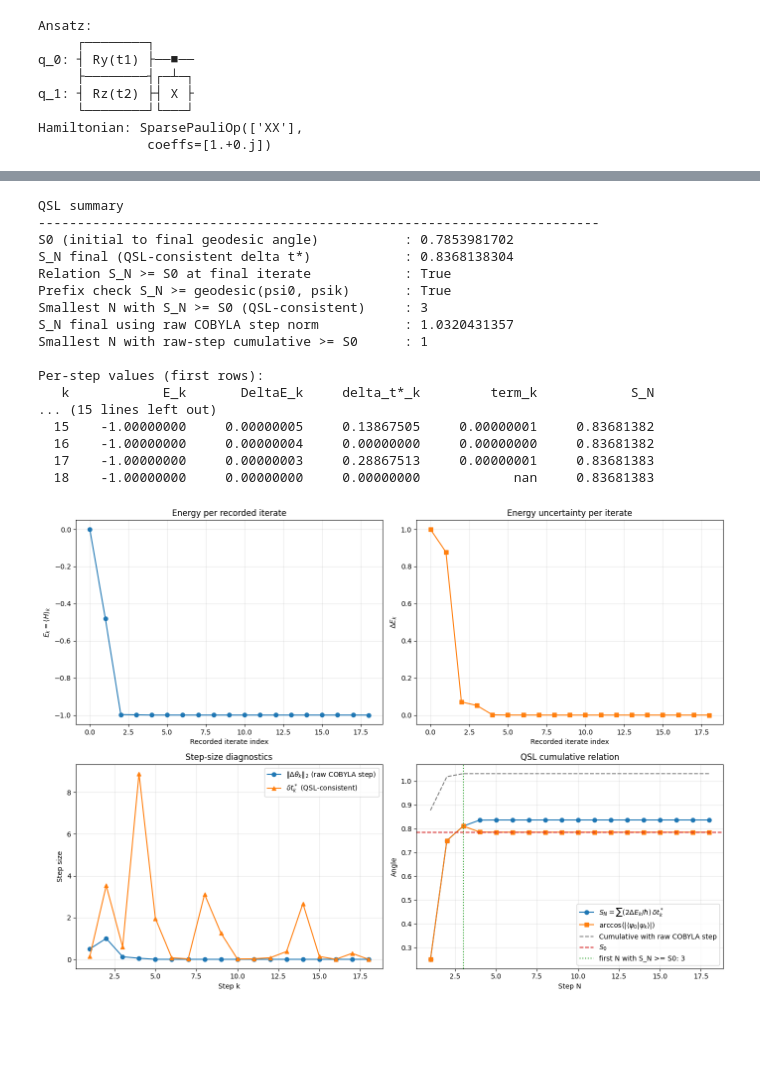
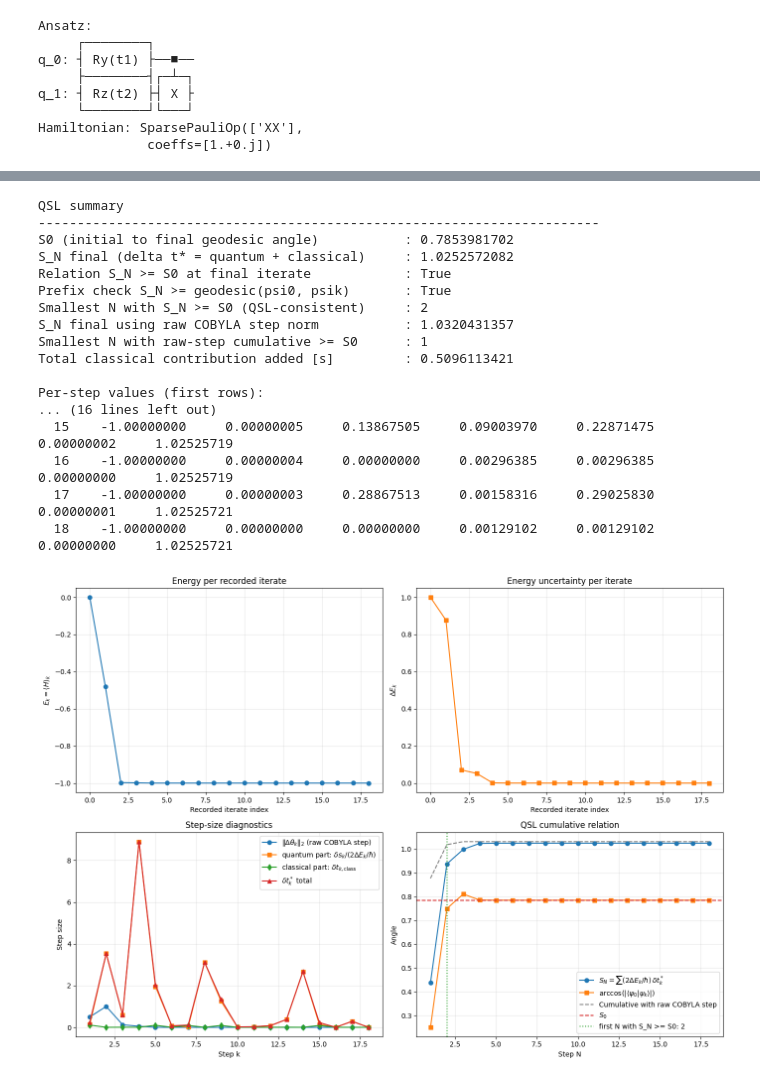
Before and after one commit to pradyotqc/QSL_VQE, a Jupyter notebook: qsl_check.ipynb, the cells around one changed output, grey strips where cells are left out. Cells and saved outputs as stored; diff of their text form; code cells hidden in the pictures; blank space fills up the shorter version.

Commit message:
added the classical time

```diff
--- a/qsl_check.ipynb
+++ b/qsl_check.ipynb
@@ -171,11 +207,15 @@ step_idx = np.arange(1, n_steps + 1)
 # Raw parameter-step time from optimizer updates.
 raw_dt = np.linalg.norm(params[1:] - params[:-1], axis=1)
 
+# Per-iteration classical contribution aligned with recorded state transitions.
+classical_dt = classical_step_dt.copy()
+
 # Local speed v_k = 2 DeltaE_k / hbar, using the state at step k.
 speed = 2.0 * deltaE[1:] / hbar
 
-# QSL-consistent effective step from state-space increment.
+# QSL-consistent effective step from state-space increment plus per-step classical time.
 fs_step = np.zeros(n_steps)
+dt_star_quantum = np.zeros(n_steps)
 dt_star = np.zeros(n_steps)
 terms = np.zeros(n_steps)
 
@@ -185,11 +225,13 @@ for k in range(n_steps):
     fs_step[k] = ds_k
 
     if speed[k] > 1e-12:
-        dt_star[k] = ds_k / speed[k]
+        dt_star_quantum[k] = ds_k / speed[k]
+        dt_star[k] = dt_star_quantum[k] + classical_dt[k]
         terms[k] = speed[k] * dt_star[k]
     else:
-        dt_star[k] = 0.0 if ds_k < 1e-12 else np.inf
-        terms[k] = np.nan
+        dt_star_quantum[k] = 0.0 if ds_k < 1e-12 else np.inf
+        dt_star[k] = dt_star_quantum[k] + classical_dt[k]
+        terms[k] = 0.0 if ds_k < 1e-12 else np.nan
 
 # Main cumulative quantity in Eq. (1).
 S_N = np.cumsum(np.nan_to_num(terms, nan=0.0))
@@ -221,29 +263,32 @@ N_min_raw = int(cross_raw[0] + 1) if cross_raw.size else None
 print("QSL summary")
 print("-" * 72)
 print(f"S0 (initial to final geodesic angle)           : {S0:.10f}")
-print(f"S_N final (QSL-consistent delta t*)            : {S_N[-1]:.10f}")
+print(f"S_N final (delta t* = quantum + classical)     : {S_N[-1]:.10f}")
 print(f"Relation S_N >= S0 at final iterate            : {final_relation_holds}")
 print(f"Prefix check S_N >= geodesic(psi0, psik)       : {prefix_relation_holds}")
 print(f"Smallest N with S_N >= S0 (QSL-consistent)     : {N_min}")
 print(f"S_N final using raw COBYLA step norm           : {S_raw[-1]:.10f}")
 print(f"Smallest N with raw-step cumulative >= S0      : {N_min_raw}")
-
+print(f"Total classical contribution added [s]         : {classical_dt.sum():.10f}")
 print("\nPer-step values (first rows):")
-header = f"{'k':>4} {'E_k':>14} {'DeltaE_k':>14} {'delta_t*_k':>14} {'term_k':>14} {'S_N':>14}"
+header = (
+    f"{'k':>4} {'E_k':>14} {'DeltaE_k':>14} {'dt*_quant':>14} "
+    f"{'dt_class':>14} {'dt*_total':>14} {'term_k':>14} {'S_N':>14}"
+)
 print(header)
 print("-" * len(header))
-
 preview = min(12, n_steps)
 for i in range(preview):
     print(
         f"{i+1:4d} "
         f"{energies[i+1]:14.8f} "
         f"{deltaE[i+1]:14.8f} "
+        f"{dt_star_quantum[i]:14.8f} "
+        f"{classical_dt[i]:14.8f} "
         f"{dt_star[i]:14.8f} "
         f"{terms[i]:14.8f} "
         f"{S_N[i]:14.8f}"
     )
-
 if n_steps > preview:
     print("...")
     start_tail = max(preview, n_steps - 5)
@@ -252,6 +297,8 @@ if n_steps > preview:
             f"{i+1:4d} "
             f"{energies[i+1]:14.8f} "
             f"{deltaE[i+1]:14.8f} "
+            f"{dt_star_quantum[i]:14.8f} "
+            f"{classical_dt[i]:14.8f} "
             f"{dt_star[i]:14.8f} "
             f"{terms[i]:14.8f} "
             f"{S_N[i]:14.8f}"
@@ -260,23 +307,24 @@ if n_steps > preview:
 QSL summary
 ------------------------------------------------------------------------
 S0 (initial to final geodesic angle)           : 0.7853981702
-S_N final (QSL-consistent delta t*)            : 0.8368138304
+S_N final (delta t* = quantum + classical)     : 1.0252572082
 Relation S_N >= S0 at final iterate            : True
 Prefix check S_N >= geodesic(psi0, psik)       : True
-Smallest N with S_N >= S0 (QSL-consistent)     : 3
+Smallest N with S_N >= S0 (QSL-consistent)     : 2
 S_N final using raw COBYLA step norm           : 1.0320431357
 Smallest N with raw-step cumulative >= S0      : 1
+Total classical contribution added [s]         : 0.5096113421
 
 Per-step values (first rows):
-   k            E_k       DeltaE_k     delta_t*_k         term_k            S_N
-... (15 lines left out)
-  15    -1.00000000     0.00000005     0.13867505     0.00000001     0.83681382
-  16    -1.00000000     0.00000004     0.00000000     0.00000000     0.83681382
-  17    -1.00000000     0.00000003     0.28867513     0.00000001     0.83681383
-  18    -1.00000000     0.00000000     0.00000000            nan     0.83681383
+... (16 lines left out)
+  15    -1.00000000     0.00000005     0.13867505     0.09003970     0.22871475     0.00000002     1.02525719
+  16    -1.00000000     0.00000004     0.00000000     0.00296385     0.00296385     0.00000000     1.02525719
+  17    -1.00000000     0.00000003     0.28867513     0.00158316     0.29025830     0.00000001     1.02525721
+  18    -1.00000000     0.00000000     0.00000000     0.00129102     0.00129102     0.00000000     1.02525721
 # %%
 iter_idx = np.arange(len(energies))
 finite_dt_star = np.where(np.isfinite(dt_star), dt_star, np.nan)
+finite_dt_star_quantum = np.where(np.isfinite(dt_star_quantum), dt_star_quantum, np.nan)
 
 fig, axes = plt.subplots(2, 2, figsize=(14, 10))
 
@@ -293,35 +341,37 @@ axes[0, 1].set_title("Energy uncertainty per iterate")
 axes[0, 1].set_xlabel("Recorded iterate index")
 axes[0, 1].set_ylabel(r"$\Delta E_k$")
 axes[0, 1].grid(True, alpha=0.3)
 
 # Step-size diagnostics
 axes[1, 0].plot(step_idx, raw_dt, marker="o", label=r"$\|\Delta\theta_k\|_2$ (raw COBYLA step)")
-axes[1, 0].plot(step_idx, finite_dt_star, marker="^", label=r"$\delta t_k^*$ (QSL-consistent)")
+axes[1, 0].plot(step_idx, finite_dt_star_quantum, marker="s", label=r"quantum part: $\delta s_k/(2\Delta E_k/\hbar)$")
+axes[1, 0].plot(step_idx, classical_dt, marker="d", label=r"classical part: $\delta t_{k,\mathrm{class}}$")
+axes[1, 0].plot(step_idx, finite_dt_star, marker="^", label=r"$\delta t_k^*$ total")
 axes[1, 0].set_title("Step-size diagnostics")
 axes[1, 0].set_xlabel("Step k")
 axes[1, 0].set_ylabel("Step size")
 axes[1, 0].grid(True, alpha=0.3)
 axes[1, 0].legend()
 
 # Cumulative QSL checks
 axes[1, 1].plot(step_idx, S_N, marker="o", label=r"$S_N = \sum (2\Delta E_k/\hbar)\,\delta t_k^*$")
 axes[1, 1].plot(step_idx, geo_prefix, marker="s", label=r"$\arccos(|\langle\psi_0|\psi_k\rangle|)$")
 axes[1, 1].plot(step_idx, S_raw, linestyle="--", color="gray", label="Cumulative with raw COBYLA step")
 axes[1, 1].axhline(S0, color="tab:red", linestyle="--", linewidth=1.5, label=r"$S_0$")
 
 if N_min is not None:
     axes[1, 1].axvline(N_min, color="tab:green", linestyle=":", linewidth=1.5, label=f"first N with S_N >= S0: {N_min}")
 
 axes[1, 1].set_title("QSL cumulative relation")
 axes[1, 1].set_xlabel("Step N")
 axes[1, 1].set_ylabel("Angle")
 axes[1, 1].grid(True, alpha=0.3)
 axes[1, 1].legend()
 
 plt.tight_layout()
 plt.show()
 # %% [output]
-[figure, old version]
+[figure, new version]
 # %% [markdown]
 ## Reading the Output and Plots
 
```
Also changed, not shown: parts of 4 cells of this notebook, 2 other files.
